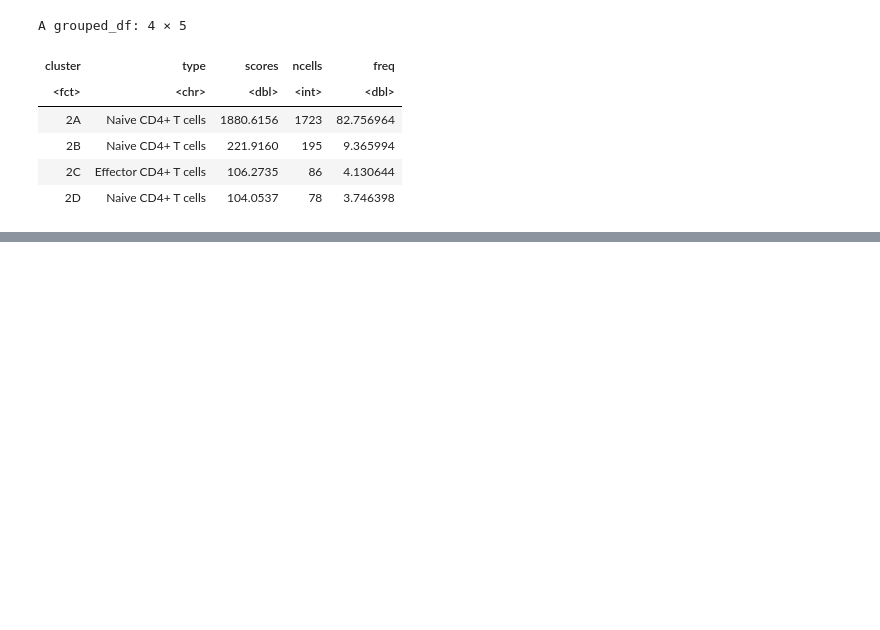
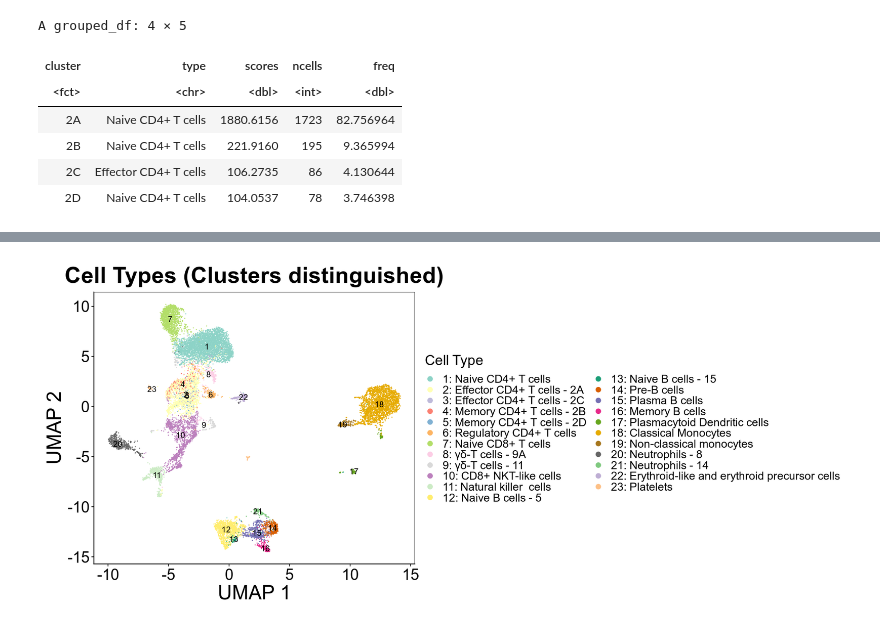
Before and after one commit to hmbaghdassarian/STAT4_v2, a Jupyter notebook: notebooks/02_process_data/02Cii_CellType_Annotation_round2.ipynb, the cells around one changed output, grey strips where cells are left out. Drawn from its saved outputs; the diff is of its cells as text; code cells hidden in the pictures; blank space fills up the shorter version.

```diff
--- a/notebooks/02_process_data/02Cii_CellType_Annotation_round2.ipynb
+++ b/notebooks/02_process_data/02Cii_CellType_Annotation_round2.ipynb
@@ -329,8 +331,7 @@ marker.excel<-function(marker, de.type = 'wilcoxon'){
             }else{
                 de.res.cl<-de.res.cl.1[de.res.cl.1$avg_log2FC < 0, ]
             }
-
-            rownames(de.res.cl)<-1:dim(de.res.cl)[[1]]
+            if (dim(de.res.cl)[[1]] > 0){rownames(de.res.cl)<-1:dim(de.res.cl)[[1]]}
 
             addWorksheet(markers_workbook, paste0(cluster, '_', lfc.type))
             writeData(markers_workbook, sheet = paste0(cluster, '_', lfc.type), x = de.res.cl)
@@ -341,8 +342,8 @@ marker.excel<-function(marker, de.type = 'wilcoxon'){
 }
 
 marker<-do.call("rbind", markers.wilcoxon)
-marker<-marker[marker$p_val_adj <= 0.05,] # threshold on p_adj
-marker<-marker[abs(marker$avg_log2FC) > 1.5,] # further threshold on LFC
+marker<-marker[marker$p_val_adj <= 0.1,] # threshold on p_adj
+# marker<-marker[abs(marker$avg_log2FC) > 1.5,] # further threshold on LFC
 
 # map
 md.subs<-pbmc.integrated@meta.data[pbmc.integrated@meta.data$seurat_clusters =='2' ,]
@@ -451,0 +514,6 @@ paste0(data_path, 'interim/celltype_subcluster_scores.csv')
+# %%
+md<-pbmc.integrated@meta.data
+cluster.label<-'seurat_subcluster_let' #'seurat_subcluster_no'
+# %%
+unique.cell.cluster<-md[!duplicated(md[c(cluster.label, 'Cell.Type')]), ]
+table(unique.cell.cluster$Cell.Type)
@@ -451,0 +540,3 @@ paste0(data_path, 'interim/celltype_subcluster_scores.csv')
+# %%
+celltypes.multiple<-names(which(table(unique.cell.cluster$Cell.Type) > 1))
+celltypes.multiple
@@ -451,0 +586,22 @@ paste0(data_path, 'interim/celltype_subcluster_scores.csv')
+# %%
+h_ = 7
+w_ = 16
+options(repr.plot.height=h_, repr.plot.width=w_)
+
+colors = c(brewer.pal(n=12, "Set3"),
+           brewer.pal(n=8, "Dark2"),
+           brewer.pal(n=3, "Accent"))
+theme = theme(panel.background = element_blank(), panel.border = element_rect(colour = 'black', fill = 'NA'),
+         text = element_text(size=28), panel.spacing = unit(1.15, "lines"),
+          axis.title=element_text(size=28), legend.text=element_text(size=16),
+         legend.title=element_text(size=20), axis.text.x = element_text(size = 22),
+             axis.text.y = element_text(size = 22))
+
+g4<-DimPlot(pbmc.integrated, reduction = 'umap',
+            group.by = 'Cell.Type.forUMAP', label = T)+
+    xlab('UMAP 1')+ylab('UMAP 2')+
+    scale_color_manual(values = colors, labels = legend.labels) + labs(color='Cell Type')+theme+
+    ggtitle('Cell Types (Clusters distinguished)')
+g4
+# %% [output]
+[figure, added]
```
Also changed, not shown: parts of 23 cells of this notebook, 8 other files.
